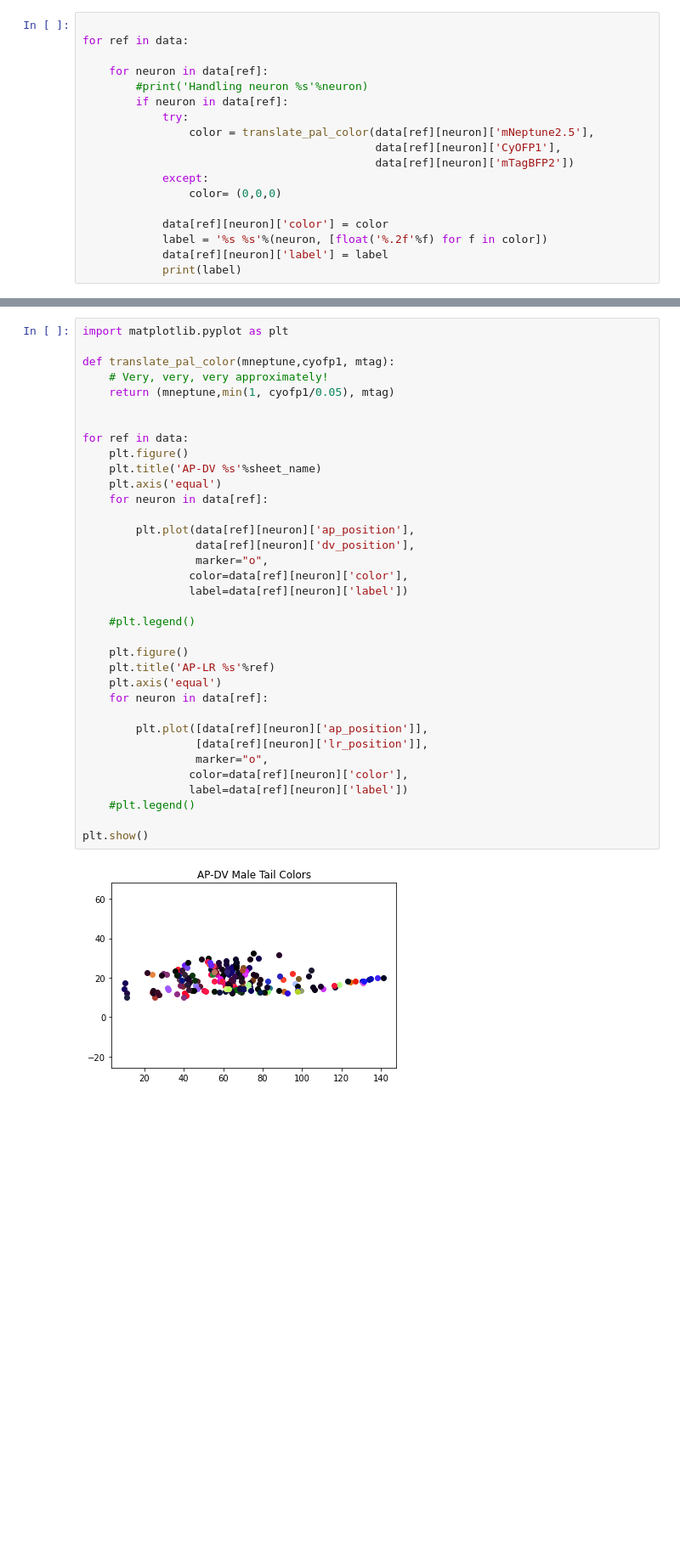
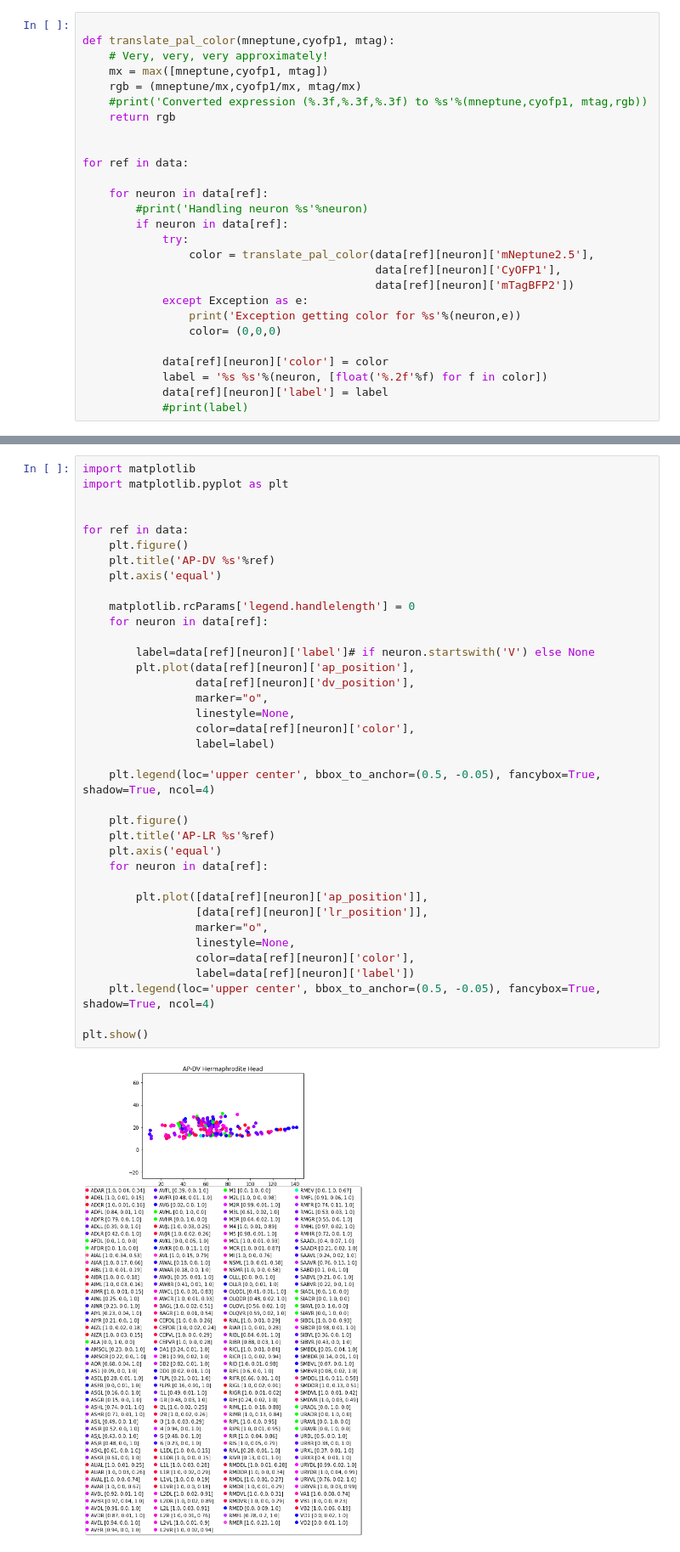
Before and after one commit to openworm/NeuroPAL, a Jupyter notebook: TestLoadingData.ipynb, the cells around one changed output, grey strips where cells are left out. Shown at 85% size. Drawn from its saved outputs; the diff is of its cells as text; blank space fills up the shorter version.

Commit message:
Updates in colors

```diff
--- a/TestLoadingData.ipynb
+++ b/TestLoadingData.ipynb
@@ -45,6 +45,14 @@ Parsing sheet: Male Head Colors
 Parsing sheet: Male Tail Positions
 Parsing sheet: Male Tail Colors
 # %%
+
+def translate_pal_color(mneptune,cyofp1, mtag):
+    # Very, very, very approximately!
+    mx = max([mneptune,cyofp1, mtag])
+    rgb = (mneptune/mx,cyofp1/mx, mtag/mx)
+    #print('Converted expression (%.3f,%.3f,%.3f) to %s'%(mneptune,cyofp1, mtag,rgb))
+    return rgb
+
 
 for ref in data:
 
@@ -55,11 +63,12 @@ for ref in data:
                 color = translate_pal_color(data[ref][neuron]['mNeptune2.5'],
                                             data[ref][neuron]['CyOFP1'],
                                             data[ref][neuron]['mTagBFP2'])
-            except:
+            except Exception as e:
+                print('Exception getting color for %s'%(neuron,e))
                 color= (0,0,0)
 
             data[ref][neuron]['color'] = color
             label = '%s %s'%(neuron, [float('%.2f'%f) for f in color])
             data[ref][neuron]['label'] = label
-            print(label)
+            #print(label)
 # %% [output]
@@ -83,37 +77,39 @@ VD13 [0.0, 0.15, 0.02]
 # %%
+import matplotlib
 import matplotlib.pyplot as plt
-
-def translate_pal_color(mneptune,cyofp1, mtag):
-    # Very, very, very approximately!
-    return (mneptune,min(1, cyofp1/0.05), mtag)
 
 
 for ref in data:
     plt.figure()
-    plt.title('AP-DV %s'%sheet_name)
+    plt.title('AP-DV %s'%ref)
     plt.axis('equal')
+
+    matplotlib.rcParams['legend.handlelength'] = 0
     for neuron in data[ref]:
 
+        label=data[ref][neuron]['label']# if neuron.startswith('V') else None
         plt.plot(data[ref][neuron]['ap_position'],
                  data[ref][neuron]['dv_position'],
                  marker="o",
-                color=data[ref][neuron]['color'],
-                label=data[ref][neuron]['label'])
+                 linestyle=None,
+                 color=data[ref][neuron]['color'],
+                 label=label)
 
-    #plt.legend()
+    plt.legend(loc='upper center', bbox_to_anchor=(0.5, -0.05), fancybox=True, shadow=True, ncol=4)
 
     plt.figure()
     plt.title('AP-LR %s'%ref)
     plt.axis('equal')
     for neuron in data[ref]:
 
         plt.plot([data[ref][neuron]['ap_position']],
                  [data[ref][neuron]['lr_position']],
                  marker="o",
-                color=data[ref][neuron]['color'],
-                label=data[ref][neuron]['label'])
-    #plt.legend()
+                 linestyle=None,
+                 color=data[ref][neuron]['color'],
+                 label=data[ref][neuron]['label'])
+    plt.legend(loc='upper center', bbox_to_anchor=(0.5, -0.05), fancybox=True, shadow=True, ncol=4)
 
 plt.show()
 # %% [output]
-[figure, old version]
+[figure, new version]
```
Also changed, not shown: parts of 3 cells of this notebook.
